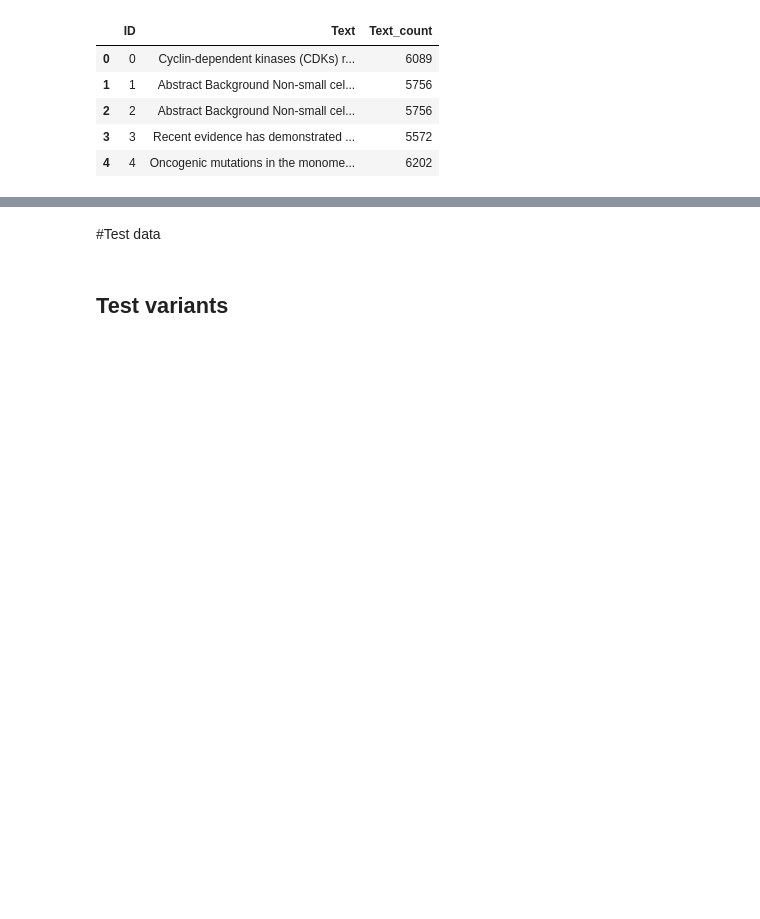
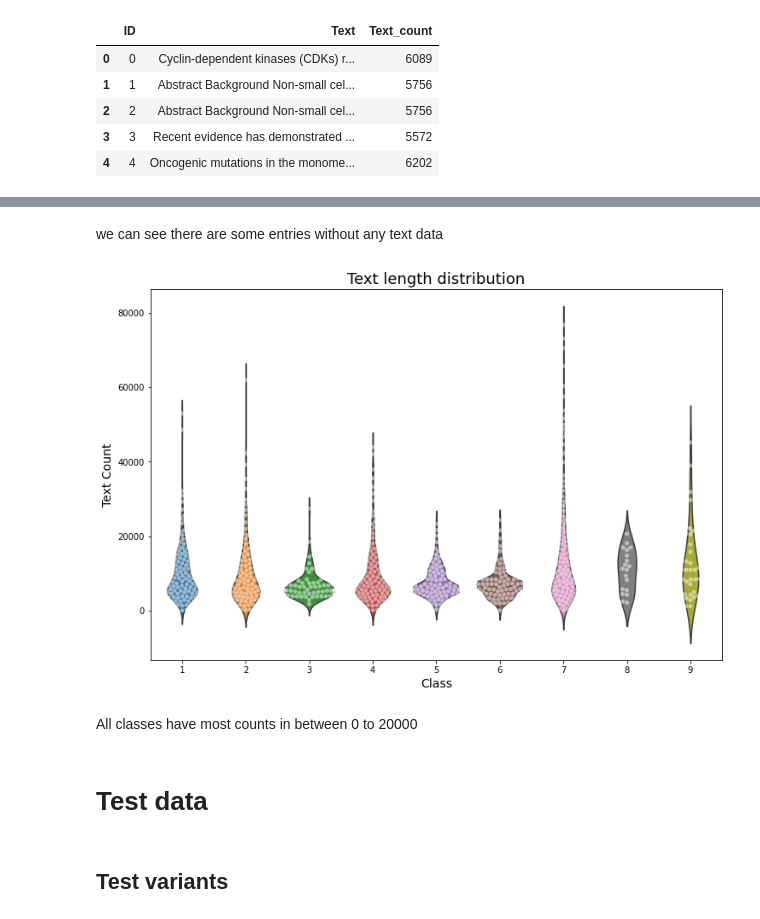
Before and after one commit to Chabname/RAPMC, a Jupyter notebook: notebook/data_analysis.ipynb, the cells around one changed output, grey strips where cells are left out. Cells and saved outputs as stored; diff of their text form; code cells hidden in the pictures; blank space fills up the shorter version.

Commit message:
add merge data

```diff
--- a/notebook/data_analysis.ipynb
+++ b/notebook/data_analysis.ipynb
@@ -16,7 +16,7 @@ Drive already mounted at /content/gdrive; to attempt to forcibly remount, call d
 # %% [markdown]
 ## Train variants
 # %%
-train_variants = pd.read_csv("/content/gdrive/MyDrive/Kaggle/msk-redefining-cancer-treatment/training_variants")
+train_variants = pd.read_csv("/home/fshokor/Desktop/Uni/Kaggle/data/msk-redefining-cancer-treatment/training_variants")
 print('Number of data points : ', train_variants.shape[0])
 print('Number of features : ', train_variants.shape[1])
 print('Features : ', train_variants.columns.values)
@@ -172,7 +174,7 @@ A relation between gene and class could be present
 # %% [markdown]
 ## Train text
 # %%
-train_text = pd.read_csv("/content/gdrive/MyDrive/Kaggle/msk-redefining-cancer-treatment/training_text",sep="\|\|", engine="python", skiprows=1, names=["ID", "Text"])
+train_text = pd.read_csv("/home/fshokor/Desktop/Uni/Kaggle/data/msk-redefining-cancer-treatment/training_text",sep="\|\|", engine="python", skiprows=1, names=["ID", "Text"])
 print('Number of data points : ', train_text.shape[0])
 print('Number of features : ', train_text.shape[1])
 print('Features : ', train_text.columns.values)
@@ -210,0 +215,3 @@ count_text .head()
+# %%
+df_merge = pd.merge(train_variants,count_text, on="ID",how="left")
+df_merge.head()
@@ -211,5 +251,21 @@ count_text .head()
+# %% [markdown]
+we can see there are some entries without any text data
+# %%
+# Get distribution of text count for each class
+plt.figure(figsize=(12,8))
+gene_count_grp = df_merge.groupby('Gene')["Text_count"].sum().reset_index()
+sns.violinplot(x="Class", y="Text_count", data=df_merge, inner=None)
+sns.swarmplot(x="Class", y="Text_count", data=df_merge, color="w", alpha=.5);
+plt.ylabel('Text Count', fontsize=14)
+plt.xlabel('Class', fontsize=14)
+plt.title("Text length distribution", fontsize=18)
+plt.show()
+# %% [output]
+[figure, added]
+# %% [markdown]
+All classes have most counts in between 0 to 20000
 # %% [markdown]
-#Test data
+# Test data
 # %% [markdown]
 ## Test variants
 # %%
```
Also changed, not shown: parts of 9 cells of this notebook.
